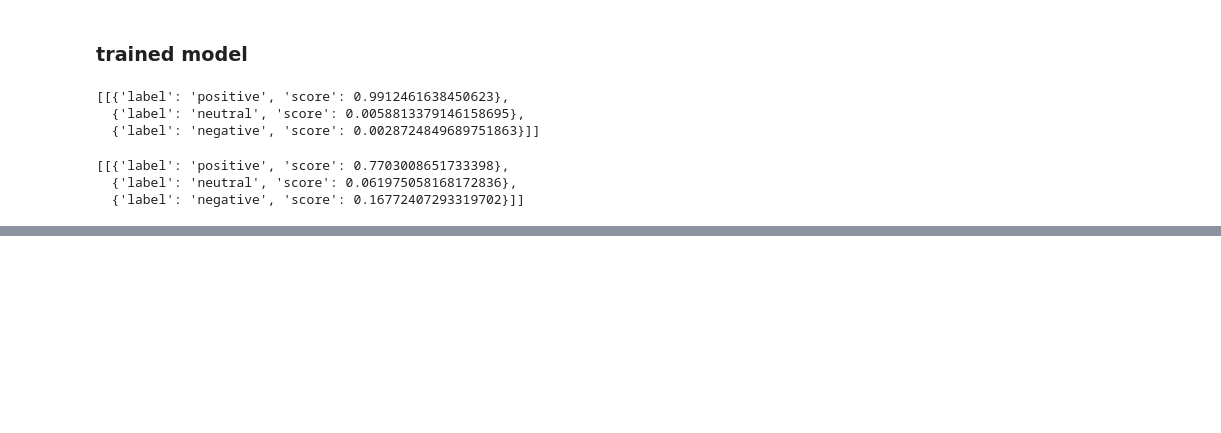
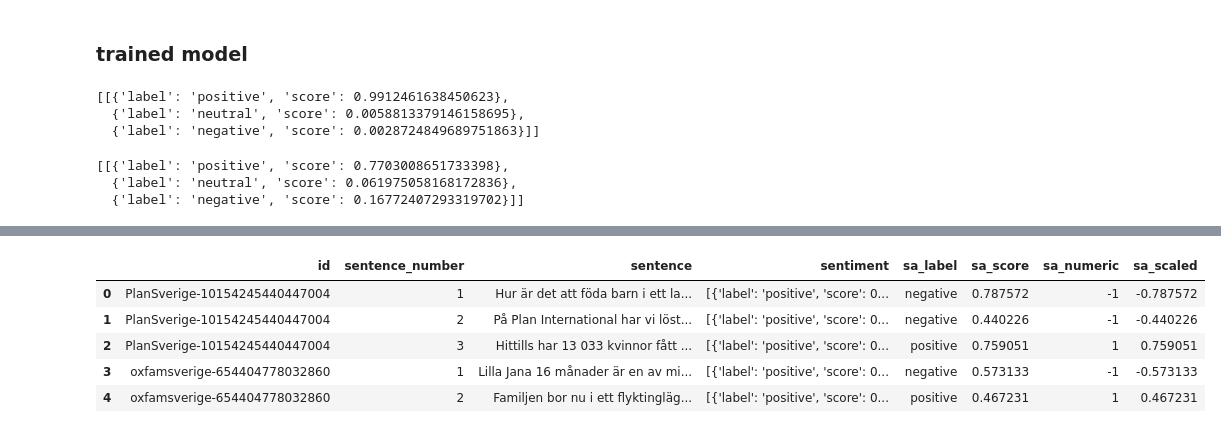
Before and after one commit to nils-holmberg/scom-org, a Jupyter notebook: jnb/socm_sa.ipynb, the cells around one changed output, grey strips where cells are left out. Cells and saved outputs as stored; diff of their text form; code cells hidden in the pictures; blank space fills up the shorter version.

```diff
--- a/jnb/socm_sa.ipynb
+++ b/jnb/socm_sa.ipynb
@@ -156,0 +223,16 @@ sentences_df.head()
+# %%
+# Mapping for converting labels to numeric values
+label_mapping = {
+    'positive': 1,
+    'neutral': 0,
+    'negative': -1
+}
+
+# Function to convert labels to numeric values
+def convert_label_to_numeric(label):
+    return label_mapping.get(label, None)
+
+# Create a new column with converted numeric values
+sentences_df['sa_numeric'] = sentences_df['sa_label'].apply(convert_label_to_numeric)
+
+sentences_df.head()
@@ -156,0 +246,12 @@ sentences_df.head()
+# %%
+# Create a new column by multiplying the numeric label with the confidence score
+sentences_df['sa_scaled'] = sentences_df['sa_numeric'] * sentences_df['sa_score']
+
+sentences_df.head()
+# %% [output]
+|  | id | sentence_number | sentence | sentiment | sa_label | sa_score | sa_numeric | sa_scaled |
+| 0 | PlanSverige-10154245440447004 | 1 | Hur är det att föda barn i ett la... | [{'label': 'positive', 'score': 0... | negative | 0.787572 | -1 | -0.787572 |
+| 1 | PlanSverige-10154245440447004 | 2 | På Plan International har vi löst... | [{'label': 'positive', 'score': 0... | negative | 0.440226 | -1 | -0.440226 |
+| 2 | PlanSverige-10154245440447004 | 3 | Hittills har 13 033 kvinnor fått ... | [{'label': 'positive', 'score': 0... | positive | 0.759051 | 1 | 0.759051 |
+| 3 | oxfamsverige-654404778032860 | 1 | Lilla Jana 16 månader är en av mi... | [{'label': 'positive', 'score': 0... | negative | 0.573133 | -1 | -0.573133 |
+| 4 | oxfamsverige-654404778032860 | 2 | Familjen bor nu i ett flyktingläg... | [{'label': 'positive', 'score': 0... | positive | 0.467231 | 1 | 0.467231 |
```
Also changed, not shown: parts of 15 cells of this notebook, 3 other files.
